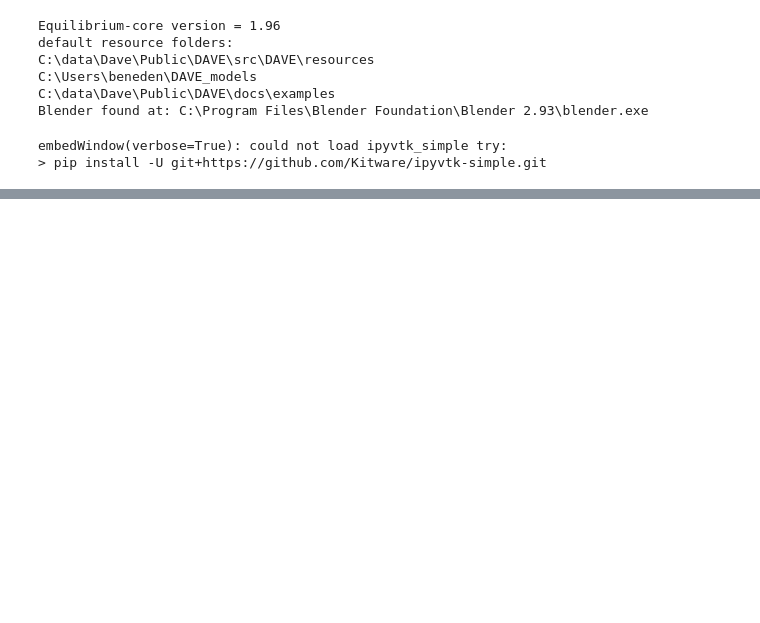
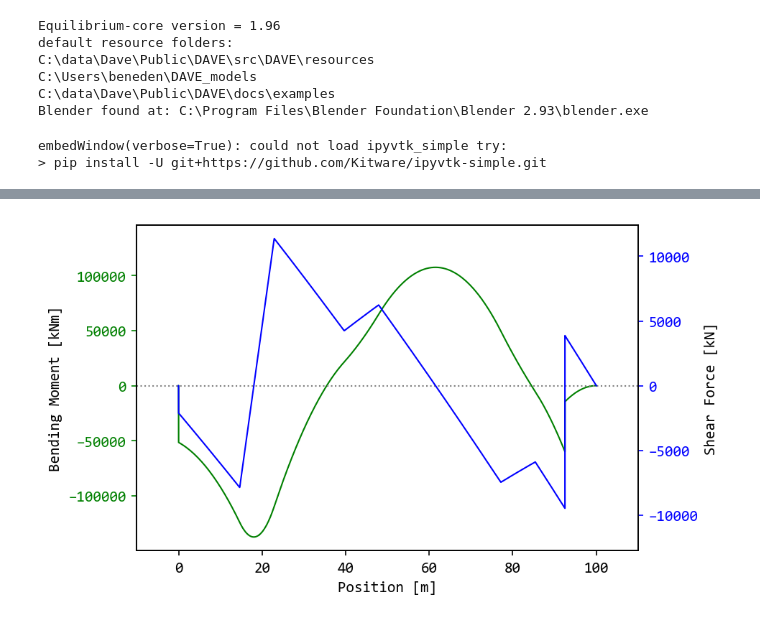
Before and after one commit to RubendeBruin/DAVE, a Jupyter notebook: docs/examples/dave_jupyter_show.ipynb, the cells around one changed output, grey strips where cells are left out. Saved outputs shown, nothing was run; the diff lists cells and outputs as text; code cells hidden in the pictures; blank space fills up the shorter version.

```diff
--- a/docs/examples/dave_jupyter_show.ipynb
+++ b/docs/examples/dave_jupyter_show.ipynb
@@ -33,0 +76,8 @@ KeyboardInterrupt:
+# %%
+b = s['Billy']
+# %%
+lsm = b.give_load_shear_moment_diagram()
+# %%
+lsm.plot_simple(dpi=150);
+# %% [output]
+[figure, added]
```
Also changed, not shown: parts of 5 cells of this notebook, 13 other files.
